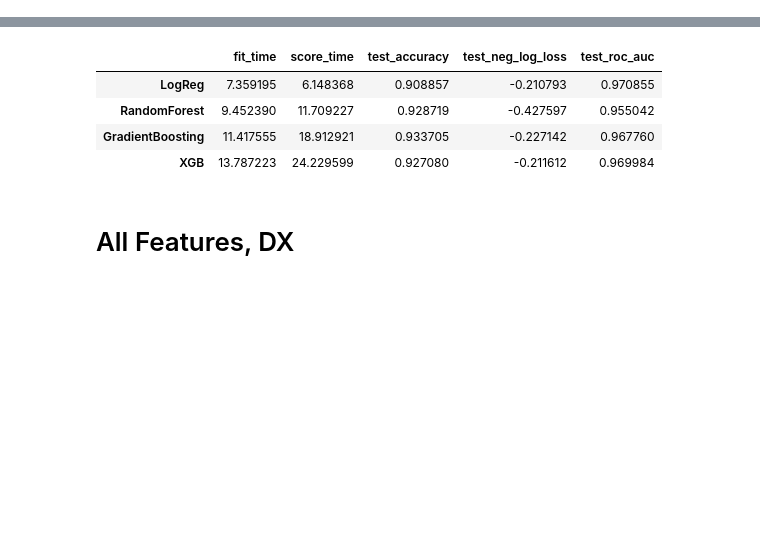
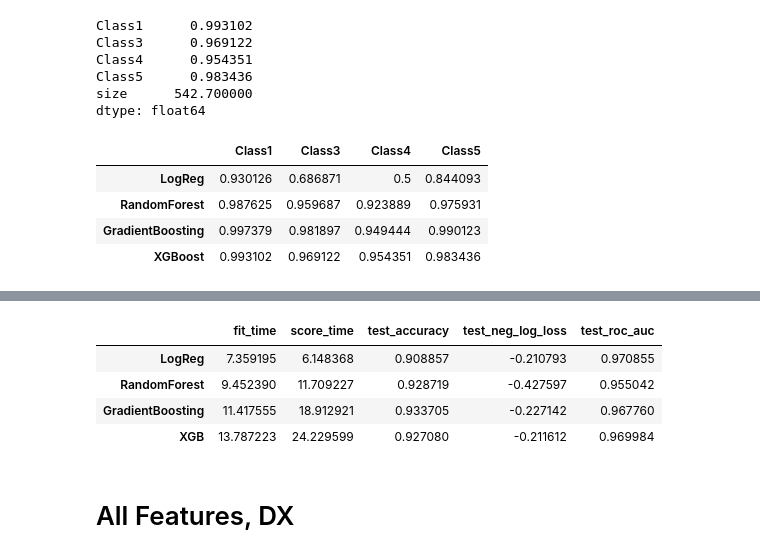
Before and after one commit to cjsmith015/Machine_Learning_and_ADHD, a Jupyter notebook: Model Metrics.ipynb, the cells around one changed output, grey strips where cells are left out. Saved outputs shown, nothing was run; the diff lists cells and outputs as text; code cells hidden in the pictures; blank space fills up the shorter version.

```diff
--- a/Model Metrics.ipynb
+++ b/Model Metrics.ipynb
@@ -6,0 +116,38 @@ plt.style.use('ggplot')
+# %%
+def split_dfs(df):
+    train = df.iloc[1:20:2]
+    test = df.iloc[0:19:2]
+    return train, test
+# %%
+lr_train, lr_test = split_dfs(log_reg_model)
+rf_train, rf_test = split_dfs(rf_model)
+gb_train, gb_test = split_dfs(gb_model)
+xgb_train, xgb_test = split_dfs(xgb_model)
+# %%
+xgb_train.mean()
+# %% [output]
+Class1      0.993102
+Class3      0.969122
+Class4      0.954351
+Class5      0.983436
+size      542.700000
+dtype: float64
+# %%
+index = ['LogReg', 'RandomForest', 'GradientBoosting', 'XGBoost']
+columns = ['Class1', 'Class3', 'Class4', 'Class5', 'size']
+roc_multiclass_metrics_train = pd.DataFrame(data=None,
+                                      index=index,
+                                      columns=columns)
+# %%
+roc_multiclass_metrics_train.loc['LogReg',:] = lr_train.mean()
+roc_multiclass_metrics_train.loc['RandomForest',:] = rf_train.mean()
+roc_multiclass_metrics_train.loc['GradientBoosting',:] = gb_train.mean()
+roc_multiclass_metrics_train.loc['XGBoost',:] = xgb_train.mean()
+# %%
+roc_multiclass_metrics_train.drop(columns='size')
+# %% [output]
+|  | Class1 | Class3 | Class4 | Class5 |
+| LogReg | 0.930126 | 0.686871 | 0.5 | 0.844093 |
+| RandomForest | 0.987625 | 0.959687 | 0.923889 | 0.975931 |
+| GradientBoosting | 0.997379 | 0.981897 | 0.949444 | 0.990123 |
+| XGBoost | 0.993102 | 0.969122 | 0.954351 | 0.983436 |
```
Also changed, not shown: parts of 22 cells of this notebook, 2 other files.
